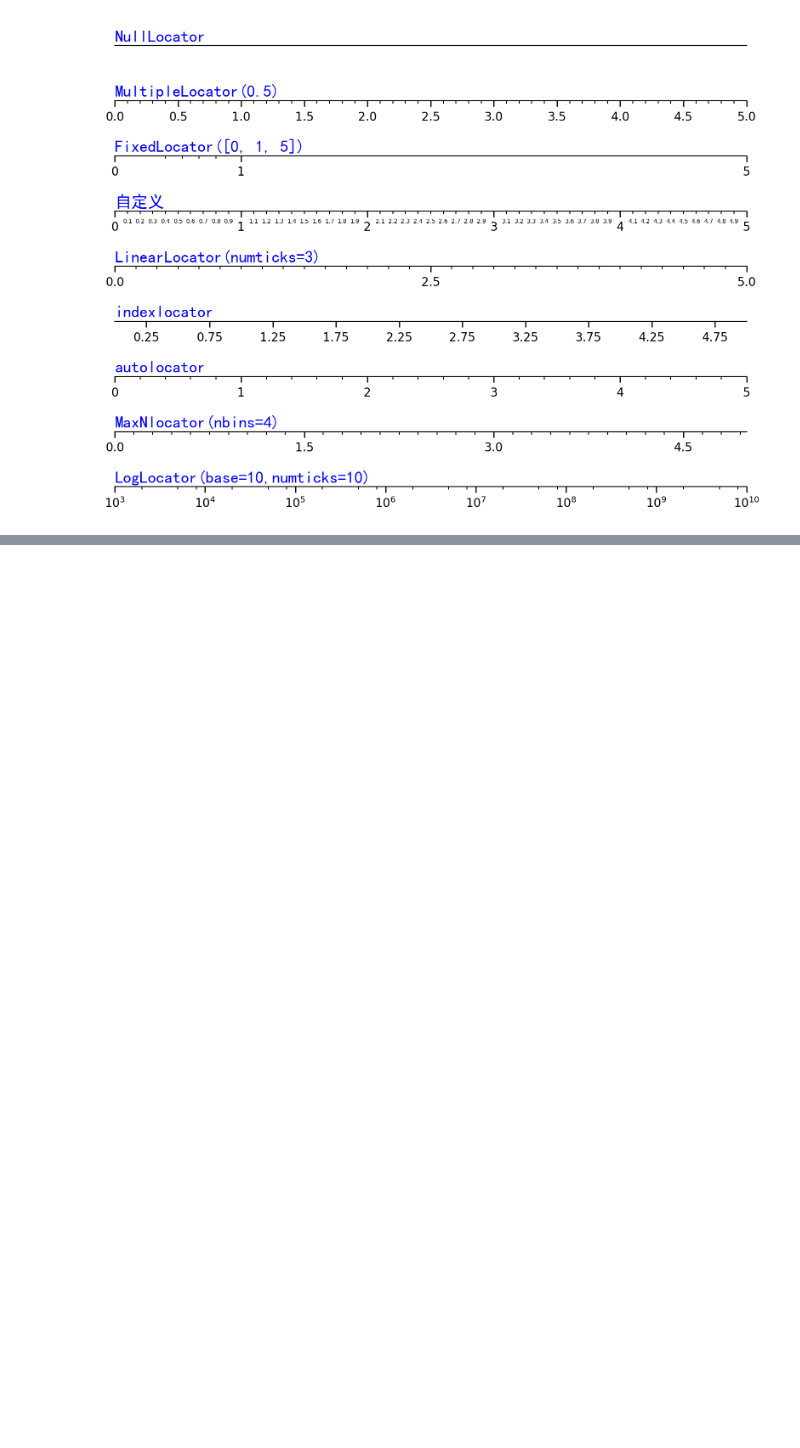
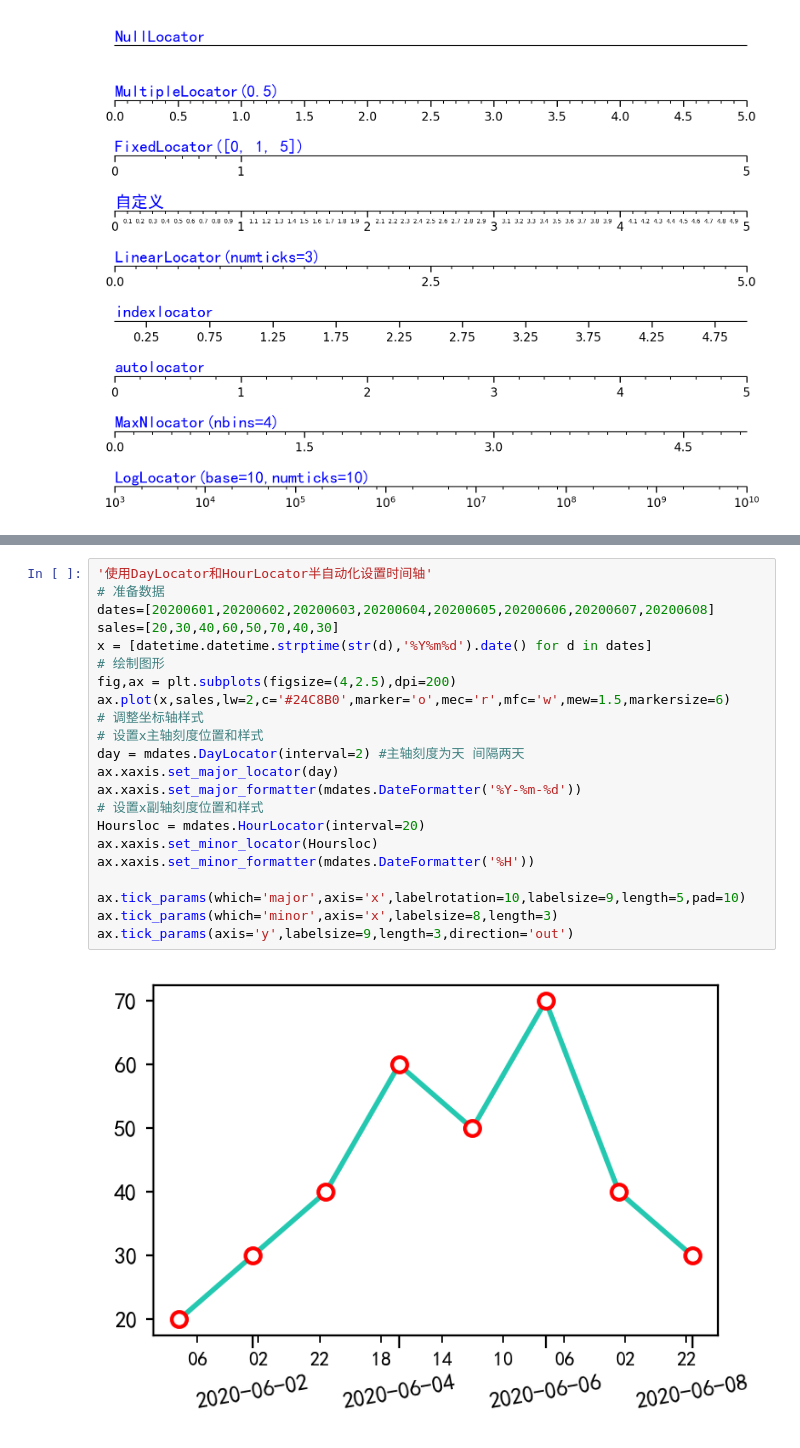
Before and after one commit to GGuo888/fantastic-matplotlib, a Jupyter notebook: practice/day04.ipynb, the cells around one changed output, grey strips where cells are left out. Drawn from its saved outputs; the diff is of its cells as text; blank space fills up the shorter version.

```diff
--- a/practice/day04.ipynb
+++ b/practice/day04.ipynb
@@ -448,0 +504,24 @@ ax.xaxis.set_major_formatter(ticker.FuncFormatter(test))
+# %%
+'使用DayLocator和HourLocator半自动化设置时间轴'
+# 准备数据
+dates=[20200601,20200602,20200603,20200604,20200605,20200606,20200607,20200608]
+sales=[20,30,40,60,50,70,40,30]
+x = [datetime.datetime.strptime(str(d),'%Y%m%d').date() for d in dates]
+# 绘制图形
+fig,ax = plt.subplots(figsize=(4,2.5),dpi=200)
+ax.plot(x,sales,lw=2,c='#24C8B0',marker='o',mec='r',mfc='w',mew=1.5,markersize=6)
+# 调整坐标轴样式
+# 设置x主轴刻度位置和样式
+day = mdates.DayLocator(interval=2) #主轴刻度为天 间隔两天
+ax.xaxis.set_major_locator(day)
+ax.xaxis.set_major_formatter(mdates.DateFormatter('%Y-%m-%d'))
+# 设置x副轴刻度位置和样式
+Hoursloc = mdates.HourLocator(interval=20)
+ax.xaxis.set_minor_locator(Hoursloc)
+ax.xaxis.set_minor_formatter(mdates.DateFormatter('%H'))
+
+ax.tick_params(which='major',axis='x',labelrotation=10,labelsize=9,length=5,pad=10)
+ax.tick_params(which='minor',axis='x',labelsize=8,length=3)
+ax.tick_params(axis='y',labelsize=9,length=3,direction='out')
+# %% [output]
+[figure, added]
```
Also changed, not shown: parts of 20 cells of this notebook.
